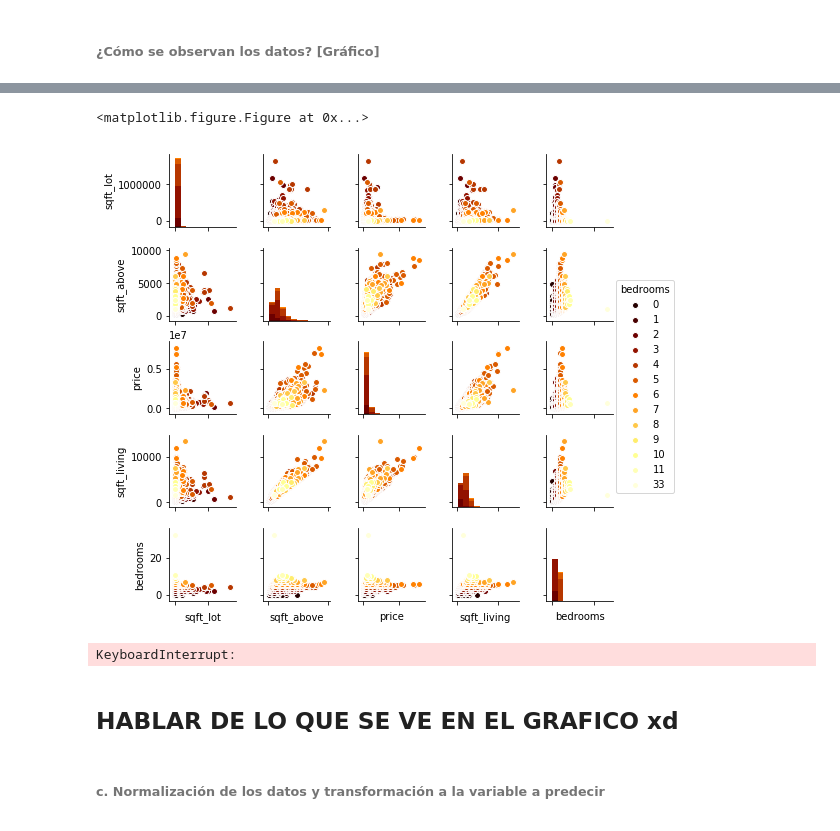
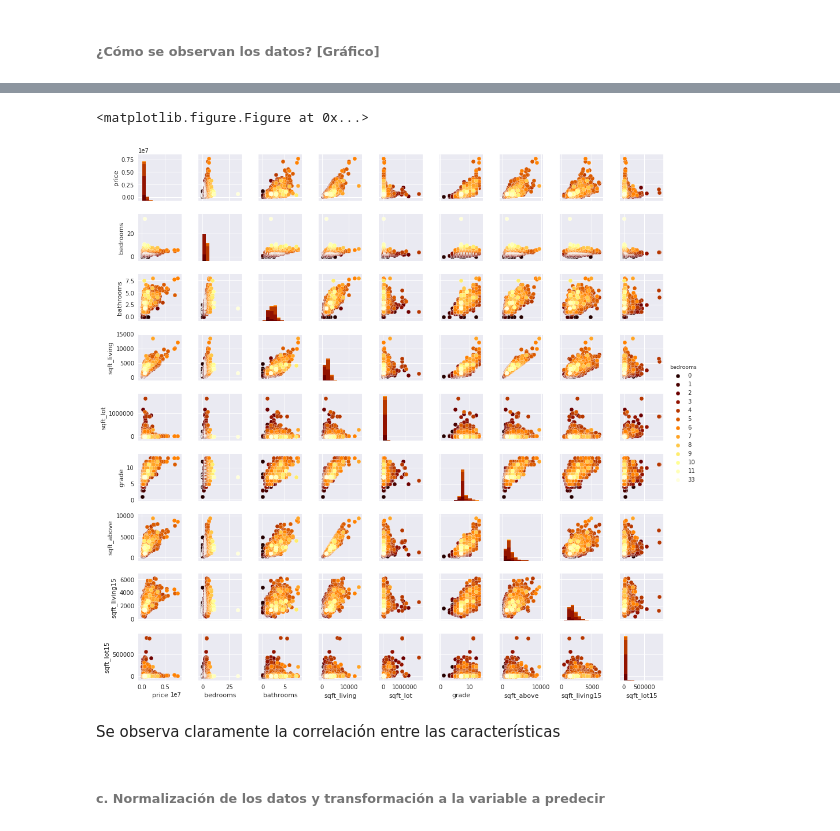
Before and after one commit to Buguemar/Tarea1ML, a Jupyter notebook: Tarea1_JP.ipynb, the cells around one changed output, grey strips where cells are left out. Cells and saved outputs as stored; diff of their text form; code cells hidden in the pictures.

```diff
--- a/Tarea1_JP.ipynb
+++ b/Tarea1_JP.ipynb
@@ -82,5 +81,5 @@ Tres de los 20 atributos no representan información de valor cuando se propone
 # %%
-df.drop(['id','date','zipcode',],axis=1,inplace=True)
+df.drop(['id','date','zipcode'],axis=1,inplace=True)
 df.head()
 # %% [output]
 |  | price | bedrooms | bathrooms | sqft_living | sqft_lot | floors | waterfront | view | condition | grade | ... |
@@ -135,3 +134,10 @@ El método describe genera estadísticas descriptivas del dataframe en cuestión
 Se informa el valor promedio, dispersión y la forma de la distribución de los datos según atributo (excluyendo los valores de NaN).
 # %% [markdown]
 ###### ¿Cómo se observan los datos? [Gráfico]
+# %%
+plt.figure(figsize=(14,10))
+sns.heatmap(df.corr(), vmax=.8, linewidths=0.01,
+            square=True,annot=True,cmap='viridis',linecolor="white")
+sns.set(font_scale=1)
+plt.title('Correlación entre características');
+plt.show()
@@ -138,23 +146,13 @@ Se informa el valor promedio, dispersión y la forma de la distribución de los
 # %%
 import matplotlib.pyplot as plt
 plt.clf()
-g = sns.pairplot(df[['sqft_lot','sqft_above','price','sqft_living','bedrooms']], hue='bedrooms', palette='afmhot',size=1.4)
-g.set(xticklabels=[])
+g = sns.pairplot(df[['price', 'bedrooms', 'bathrooms', 'sqft_living', 'sqft_lot', 'grade', 'sqft_above', 'sqft_living15','sqft_lot15']], hue='bedrooms', palette='afmhot',size=1.5)
 plt.show()
 # %% [output]
 <matplotlib.figure.Figure at 0x...>
-[figure, old version]
+[figure, new version]
-# %%
-plt.clf()
-g = sns.pairplot(df, x_vars=df[['sqft_lot','sqft_above','sqft_living']], y_vars='price', palette='gray',size=4, aspect=4)
-g.set(xticklabels=[])
-plt.show()
-#'bedrooms', 'bathrooms', 'condition', 'grade', 'sqft_basement', 'yr_built', 'yr_renovated', 'lat', 'long', 'sqft_living15', 'sqft_lot15', 'sqft_living',
-#                                'floors', 'waterfront', 'view'
-# %% [output]
-KeyboardInterrupt:
-# %% [markdown]
-## HABLAR DE LO QUE SE VE EN EL GRAFICO xd
+# %% [markdown]
+Se observa claramente la correlación entre las características
 # %% [markdown]
 ###### c. Normalización de los datos y transformación a la variable a predecir
 # %% [markdown]
```
Also changed, not shown: parts of 80 cells of this notebook.
